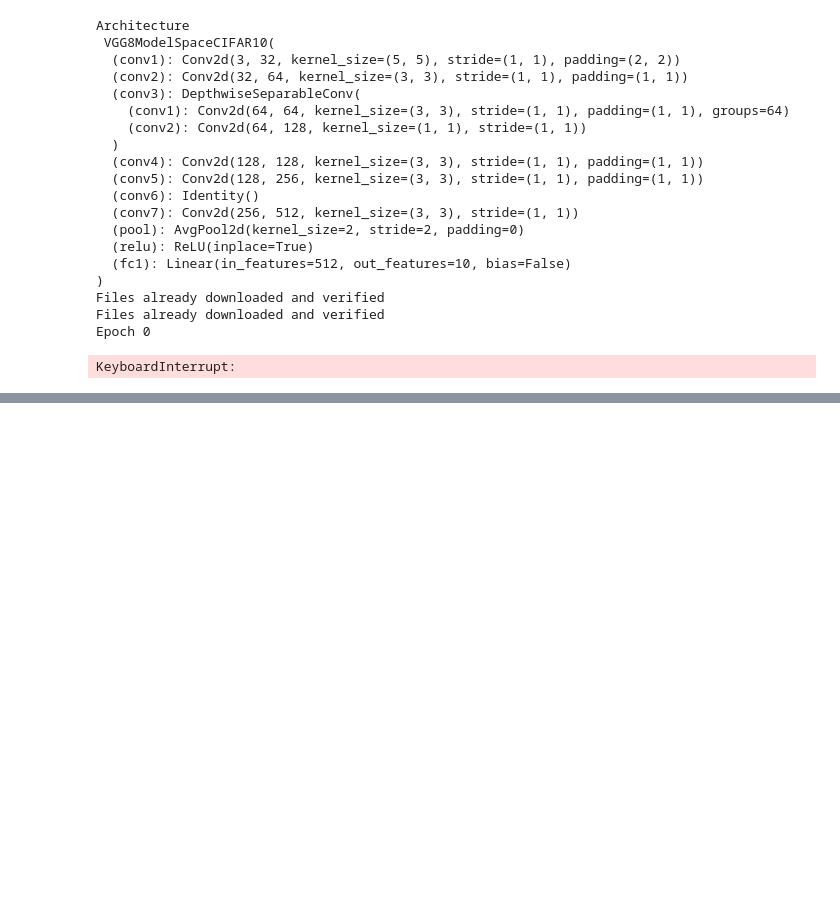
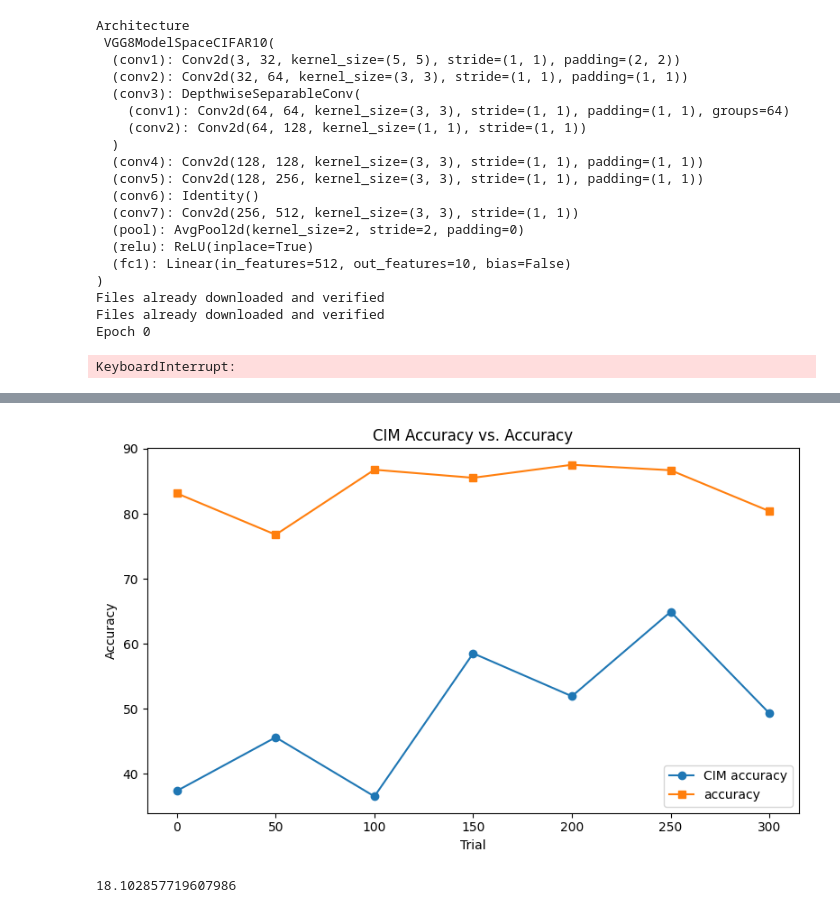
Before and after one commit to LuisSchppk/hwnas-nni, a Jupyter notebook: hwnas/analysis.ipynb, the cells around one changed output, grey strips where cells are left out. Drawn from its saved outputs; the diff is of its cells as text; code cells hidden in the pictures; blank space fills up the shorter version.

```diff
--- a/hwnas/analysis.ipynb
+++ b/hwnas/analysis.ipynb
@@ -342,3 +392,8 @@ Files already downloaded and verified
 Files already downloaded and verified
 Epoch 0
 KeyboardInterrupt:
+# %%
+df_eval = pd.read_csv("../../df_eval.csv", index_col=0)
+df_eval.rename(columns={"index": "trial"}, inplace=True)
+df_eval["accuracy"] *= 100
+df_eval
@@ -344,0 +409,13 @@ KeyboardInterrupt:
+# %%
+plt.figure(figsize=(8, 5))
+plt.plot(df_eval["trial"], df_eval["accuracy"], marker='o', label="CIM accuracy")
+plt.plot(df_eval["trial"], df_eval["orig_accuracy"], marker='s', label="accuracy")
+plt.xlabel("Trial")
+plt.ylabel("Accuracy")
+plt.title("CIM Accuracy vs. Accuracy")
+plt.legend()
+# plt.grid(True)
+plt.tight_layout()
+plt.show()
+# %% [output]
+[figure, added]
@@ -344,0 +447,5 @@ KeyboardInterrupt:
+# %%
+import math
+31.46306818181818 - math.log(5151851.44571189, 10) - math.log(4448843.521209403, 10)
+# %% [output]
+18.102857719607986
```
Also changed, not shown: parts of 12 cells of this notebook, 9 other files.
